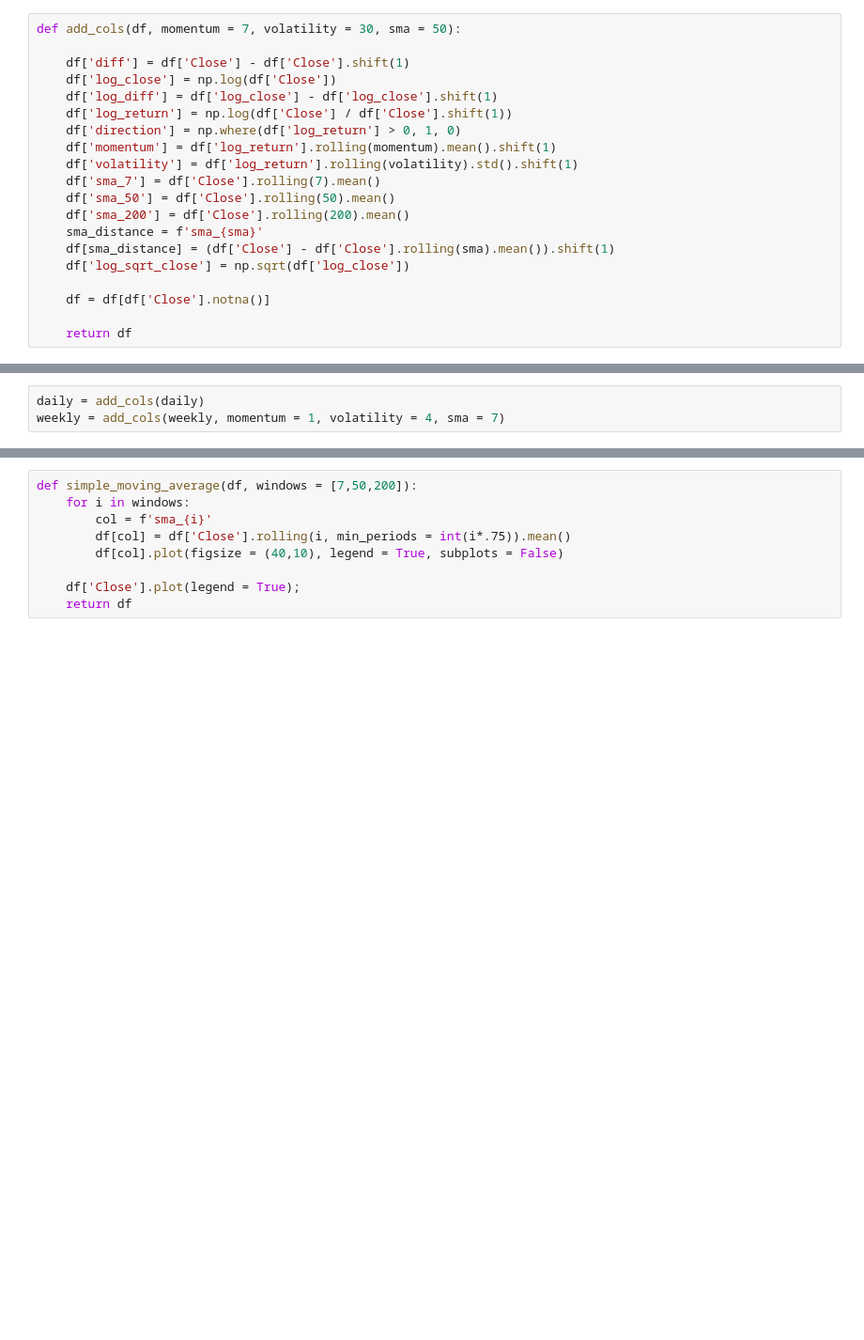
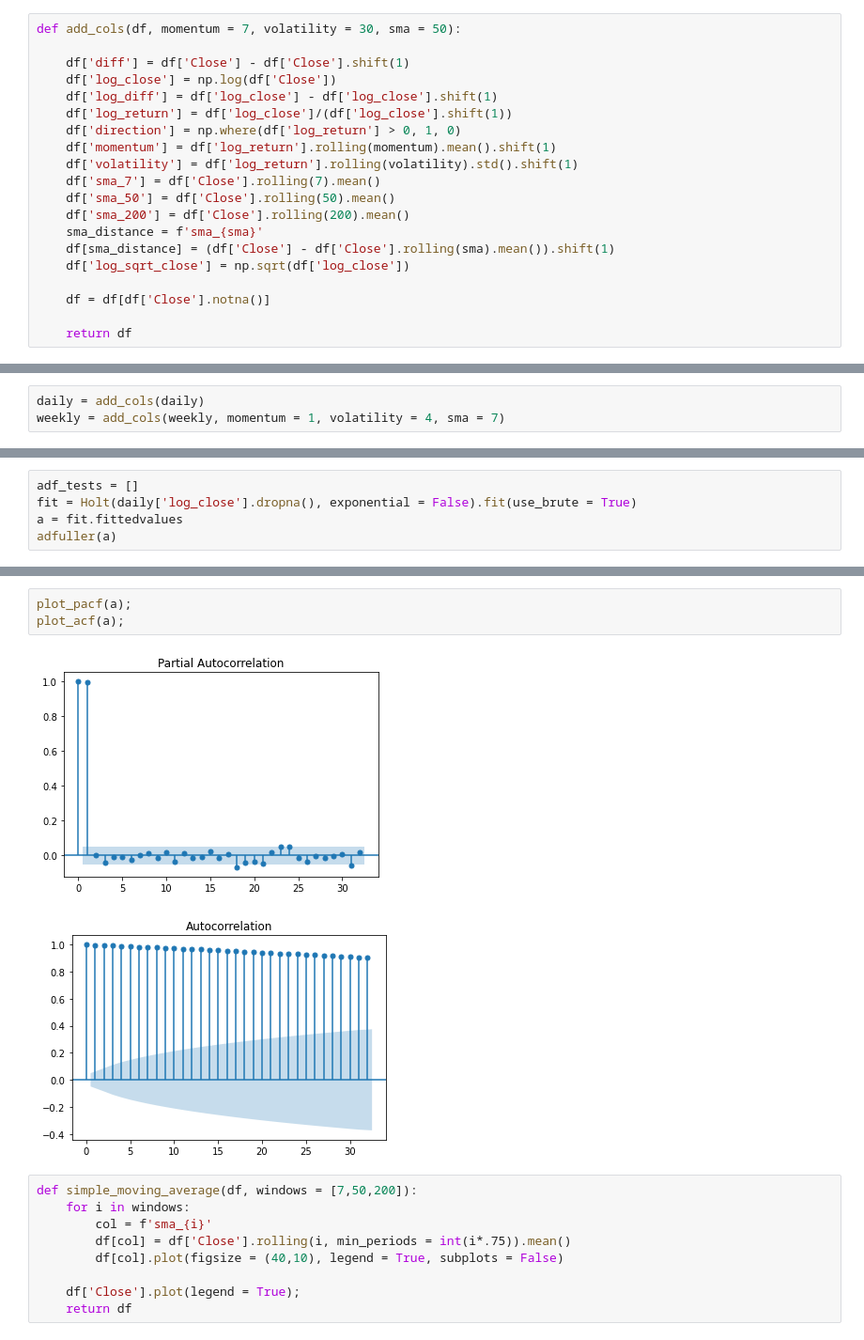
Before and after one commit to tjbray20/Cryptocurrency_Time_Series, a Jupyter notebook: TJNotebook.ipynb, the cells around one changed output, grey strips where cells are left out. Shown at 94% size. Cells and saved outputs as stored; diff of their text form; blank space fills up the shorter version.

```diff
--- a/TJNotebook.ipynb
+++ b/TJNotebook.ipynb
@@ -48,7 +50,7 @@ def add_cols(df, momentum = 7, volatility = 30, sma = 50):
     df['diff'] = df['Close'] - df['Close'].shift(1)
     df['log_close'] = np.log(df['Close'])
     df['log_diff'] = df['log_close'] - df['log_close'].shift(1)
-    df['log_return'] = np.log(df['Close'] / df['Close'].shift(1))
+    df['log_return'] = df['log_close']/(df['log_close'].shift(1))
     df['direction'] = np.where(df['log_return'] > 0, 1, 0)
     df['momentum'] = df['log_return'].rolling(momentum).mean().shift(1)
     df['volatility'] = df['log_return'].rolling(volatility).std().shift(1)
@@ -118,3 +104,8 @@ def create_lags(df, lags = 7):
     df.dropna(inplace = True)
 
     return df
+# %%
+adf_tests = []
+fit = Holt(daily['log_close'].dropna(), exponential = False).fit(use_brute = True)
+a = fit.fittedvalues
+adfuller(a)
@@ -121,3 +121,9 @@ def create_lags(df, lags = 7):
+# %%
+plot_pacf(a);
+plot_acf(a);
+# %% [output]
+[figure, added]
+[figure, added]
 # %%
 def simple_moving_average(df, windows = [7,50,200]):
     for i in windows:
```
Also changed, not shown: parts of 28 cells of this notebook, 1 other file.
